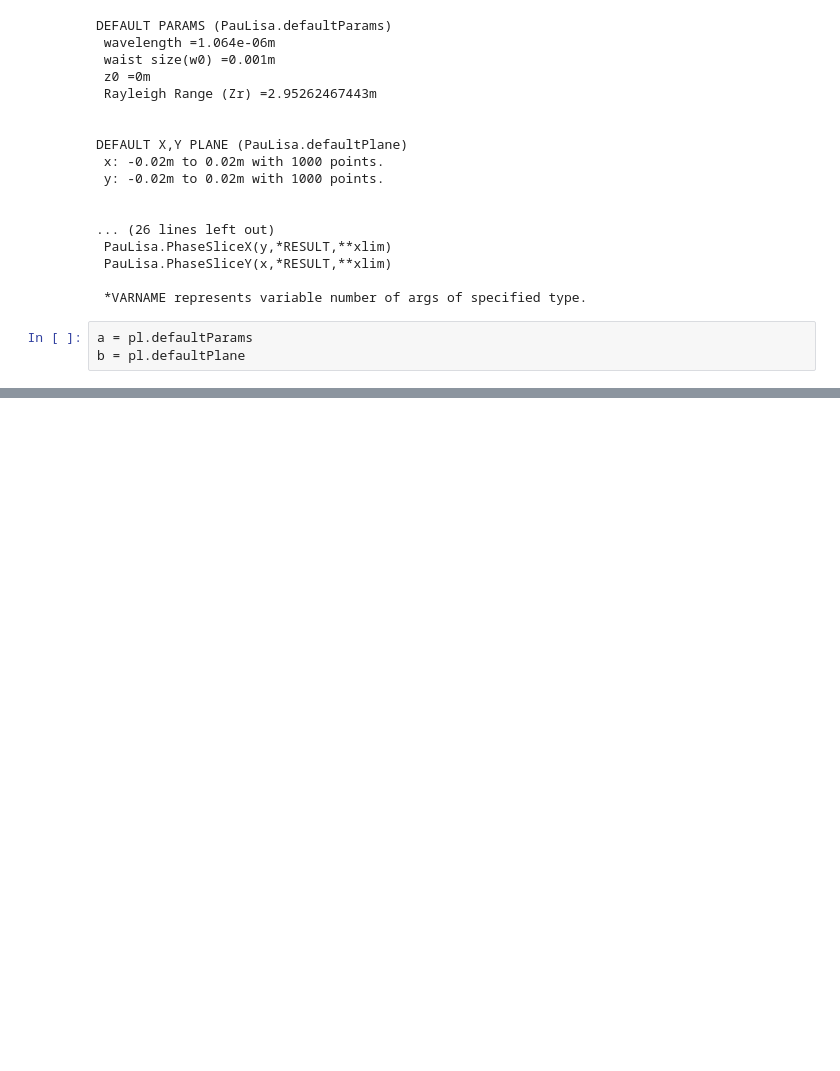
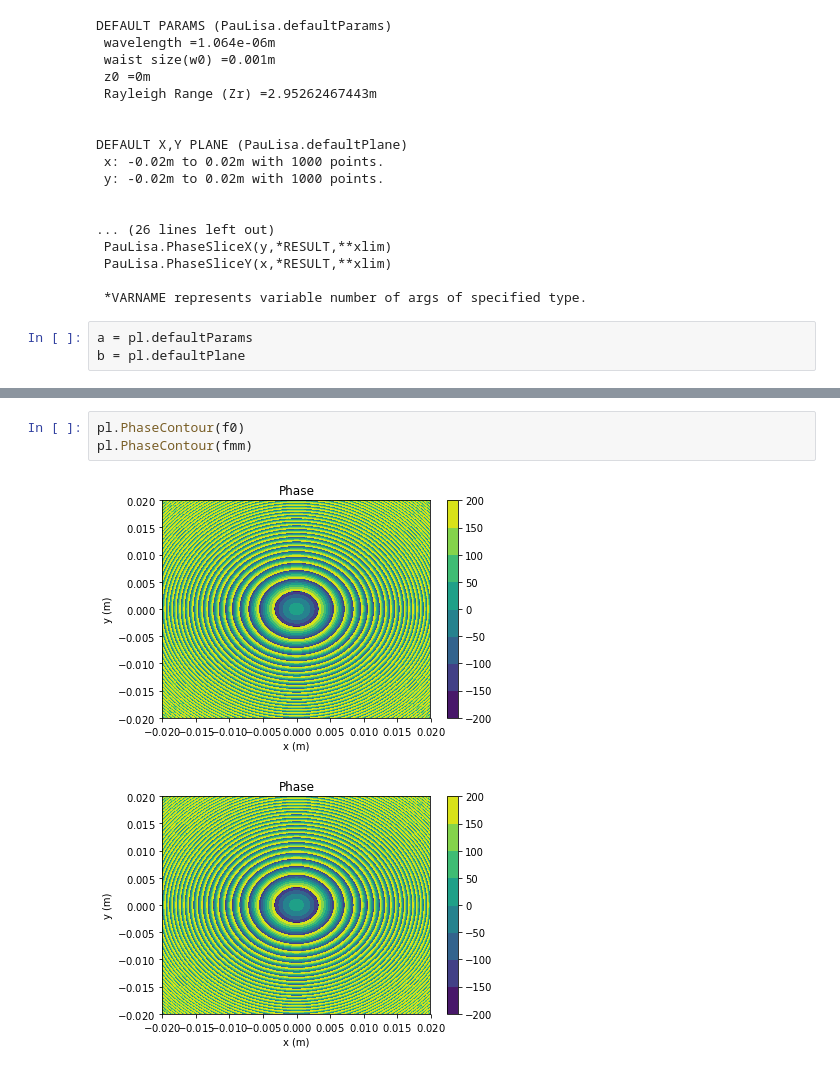
Before and after one commit to Edwards-Paul/Python-HG-Modes, a Jupyter notebook: HG Modes/Testing Higher Order Modes.ipynb, the cells around one changed output, grey strips where cells are left out. Cells and saved outputs as stored; diff of their text form; blank space fills up the shorter version.

```diff
--- a/HG Modes/Testing Higher Order Modes.ipynb
+++ b/HG Modes/Testing Higher Order Modes.ipynb
@@ -53,0 +86,6 @@ pl.IntensitySliceX(0,f0,f1,fmm, xlim=[-.001,.001])
+# %%
+pl.PhaseContour(f0)
+pl.PhaseContour(fmm)
+# %% [output]
+[figure, added]
+[figure, added]
```
Also changed, not shown: parts of 9 cells of this notebook, 6 other files.
